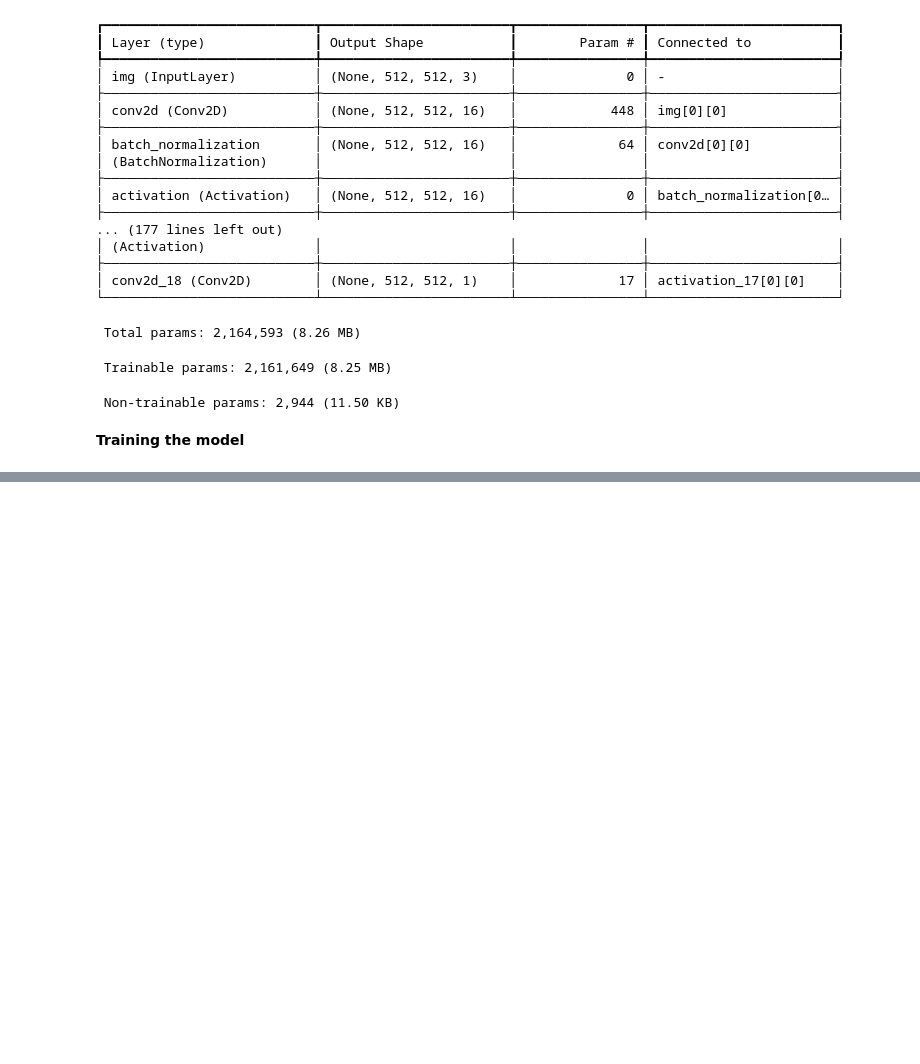
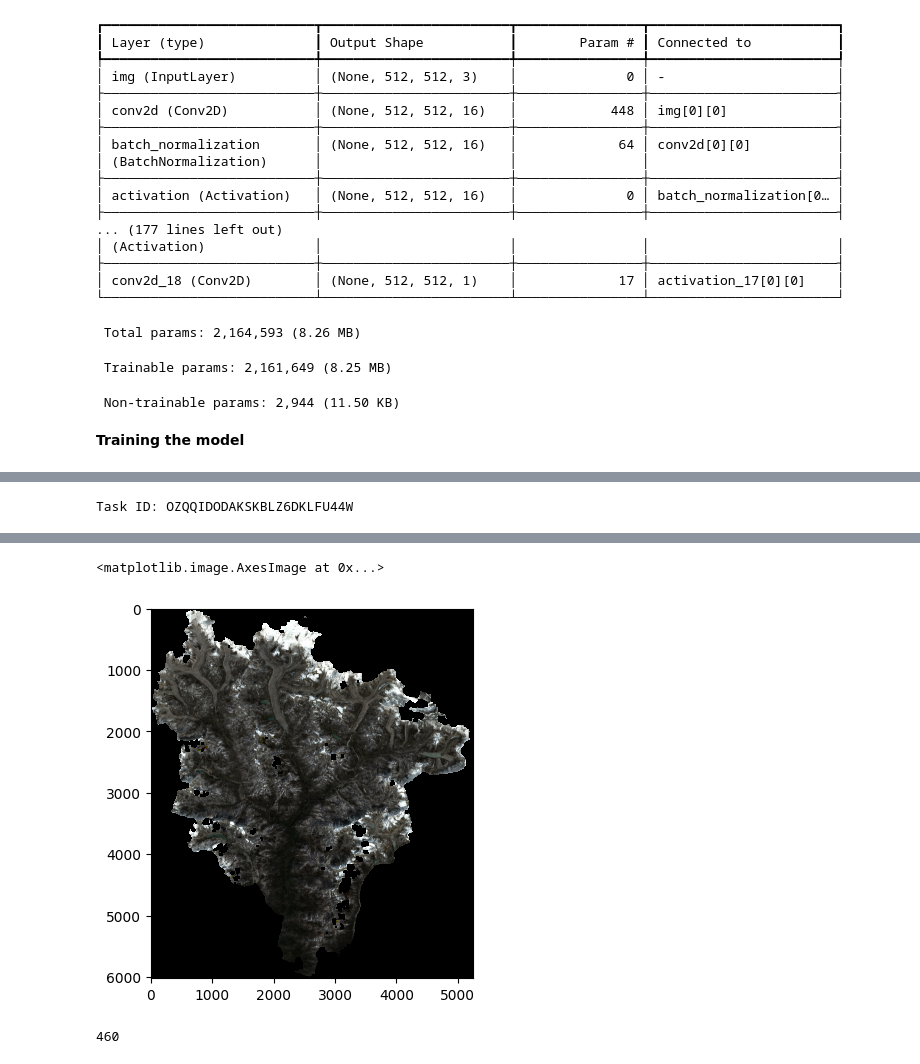
Before and after one commit to RegmiYogesh/NASA_Glacial_vanguard, a Jupyter notebook: NASA_spaceapp.ipynb, the cells around one changed output, grey strips where cells are left out. Drawn from its saved outputs; the diff is of its cells as text; code cells hidden in the pictures; blank space fills up the shorter version.

```diff
--- a/NASA_spaceapp.ipynb
+++ b/NASA_spaceapp.ipynb
@@ -269,0 +289,39 @@ Map(center=[27.709968581256234, 86.72287284144191], controls=(WidgetControl(opti
+# %%
+
+task = ee.batch.Export.image.toDrive(**{
+    'image': mean_rgb_image,
+    'description': 'Sentinel2_RGB_Image',
+    'folder': 'yogesh',
+    'fileNamePrefix': 'Sentinel2_RGB',
+    'region': ee_geometry,
+    'scale': 10,
+    'maxPixels': 1e13
+})
+task.start()
+
+print('Task ID:', task.id)
+# %% [output]
+Task ID: OZQQIDODAKSKBLZ6DKLFU44W
+# %%
+
+
+import pandas as pd
+import geopandas as gpd
+from osgeo import gdal
+
+# Assuming you have a GeoTIFF file named 'your_geotiff.tif'
+geotiff_file = '/content/drive/MyDrive/yogesh/Sentinel2_RGB.tif'
+img = gdal.Open(geotiff_file)
+transform=img.GetGeoTransform()
+projection=img.GetProjection()
+spatial_ref = osr.SpatialReference()
+spatial_ref.ImportFromWkt(projection)
+bands = [img.GetRasterBand(band+1) for band in range(img.RasterCount)]
+listOfArrays = [band.ReadAsArray() for band in bands]
+image = np.array(listOfArrays)
+
+image.shape
+#height,width,band
+image=image.transpose(1,2,0)
+plt.imshow(image)
+# %% [output]
@@ -269,0 +329,2 @@ Map(center=[27.709968581256234, 86.72287284144191], controls=(WidgetControl(opti
+<matplotlib.image.AxesImage at 0x...>
+[figure, added]
@@ -269,0 +386,4 @@ Map(center=[27.709968581256234, 86.72287284144191], controls=(WidgetControl(opti
+# %%
+len(pos_list)
+# %% [output]
+460
```
Also changed, not shown: parts of 18 cells of this notebook.
